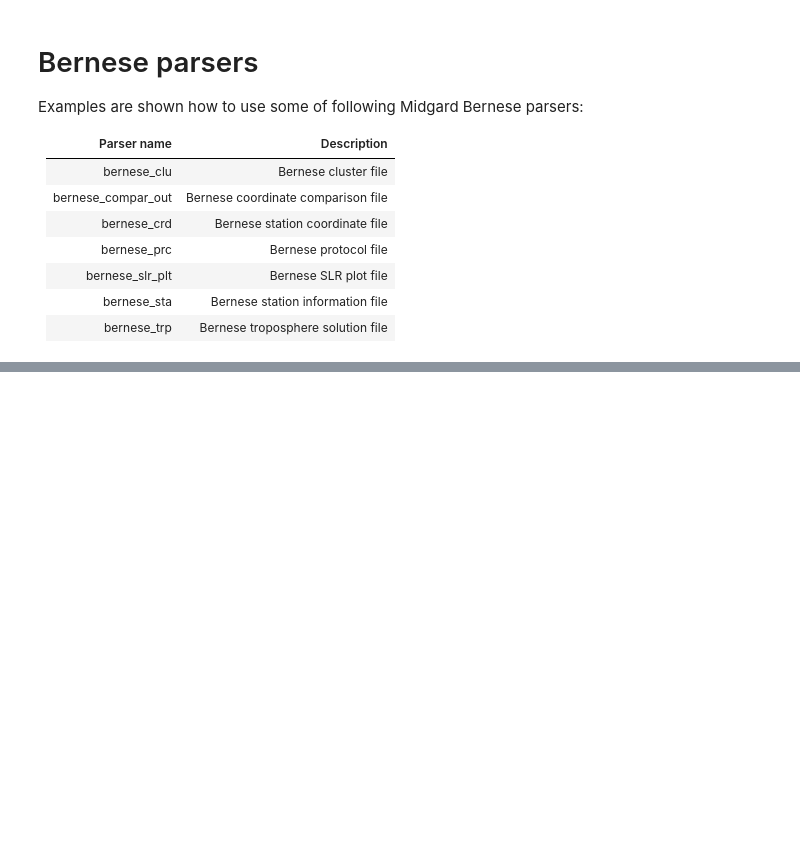
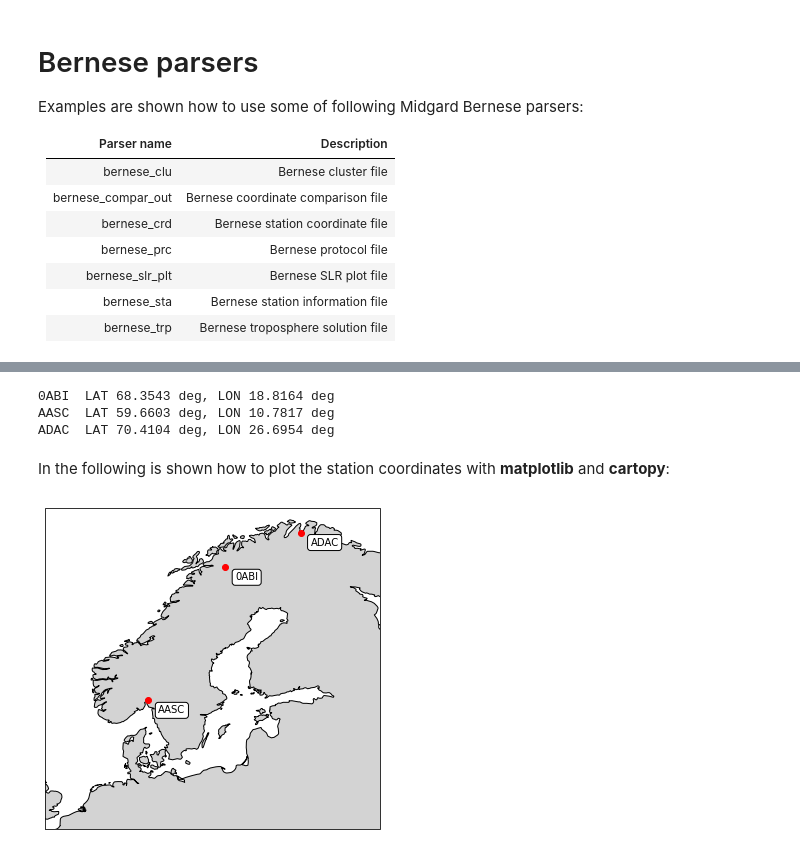
Before and after one commit to kartverket/midgard, a Jupyter notebook: notebooks/parsers/bernese.ipynb, the cells around one changed output, grey strips where cells are left out. Cells and saved outputs as stored; diff of their text form; code cells hidden in the pictures; blank space fills up the shorter version.

```diff
--- a/notebooks/parsers/bernese.ipynb
+++ b/notebooks/parsers/bernese.ipynb
@@ -20,6 +20,11 @@ An example is shown, how to use the **parsers** module:
 # Import parsers package
 from midgard import parsers
 
+# Import unit package for unit conversion
+from midgard.math.unit import Unit
+
 # Read file by generating an instance of a Parser class
 p = parsers.parse_file(parser_name="bernese_crd", file_path="../../tests/parsers/example_files/bernese_crd")
-p.file_path.exist
+
+# Generate dataset based on read file data
+dset = p.as_dataset()
@@ -27,0 +48,72 @@ True
+# %%
+for sta, lat, lon in zip(dset.station, dset.site_pos.llh.lat, dset.site_pos.llh.lon):
+    print(f"{sta.upper()}  LAT {lat*Unit.rad2deg:.4f} deg, LON {lon*Unit.rad2deg:.4f} deg")
+# %% [output]
+0ABI  LAT 68.3543 deg, LON 18.8164 deg
+AASC  LAT 59.6603 deg, LON 10.7817 deg
+ADAC  LAT 70.4104 deg, LON 26.6954 deg
+# %% [markdown]
+In the following is shown how to plot the station coordinates with **matplotlib** and **cartopy**:
+# %%
+# Import plotting modules
+# NOTE: THESE MODULES ARE NOT PART OF MIDGARD INSTALLATION. THEY
+#       HAVE TO BE INSTALLED.
+import cartopy.crs as ccrs
+import cartopy.feature as cfeature
+import matplotlib.pyplot as plt
+from matplotlib.transforms import offset_copy
+
+# Initialize figure object
+fig = plt.figure(figsize=(6, 6))
+
+# Define projection
+projection = ccrs.Miller()
+ax = fig.add_subplot(1, 1, 1, projection=projection)
+
+# Limit the extent of the map to a small longitude/latitude range.
+ax.set_extent([0, 35, 50, 71], crs=ccrs.Geodetic())
+
+# Define mapping dataset
+dataset = cfeature.NaturalEarthFeature(
+    category="physical",  # Category of dataset: <cultural|physical|raster>
+    name="land",  # Name of dataset: <coastline, land, ocean, ...>
+    scale="50m",  # Scale: <10m|50m|110m>
+    facecolor="lightgray",
+)
+
+# Add features
+ax.add_feature(dataset)
+ax.coastlines(resolution="50m", color="black")
+
+# Use the cartopy interface to create a matplotlib transform object for the Geodetic
+# coordinate system. We will use this along with matplotlib's offset_copy function
+# to define a coordinate system which translates the text by 15 pixels to the right
+# and 10 pixels downwards.
+geodetic_transform = ccrs.Geodetic()._as_mpl_transform(ax)
+text_transform = offset_copy(geodetic_transform, units="dots", x=+10, y=-10)
+
+# Plot station location
+for sta  in dset.unique("station"):
+    idx = dset.filter(station=sta)
+
+    # Add station markers
+    ax.plot(
+        dset.site_pos.llh.lon[idx] * Unit.rad2deg,
+        dset.site_pos.llh.lat[idx] * Unit.rad2deg,
+        marker="o",
+        color="red",
+        transform=ccrs.Geodetic(),
+    )
+
+    # Add station text
+    ax.text(
+        dset.site_pos.llh.lon[idx] * Unit.rad2deg,
+        dset.site_pos.llh.lat[idx] * Unit.rad2deg,
+        f"{sta.upper()}",
+        verticalalignment="center",
+        horizontalalignment="left",
+        transform=text_transform,
+        bbox=dict(facecolor="white", alpha=1, boxstyle="round"),
+    )
+# %% [output]
+[figure, added]
```
Also changed, not shown: parts of 5 cells of this notebook, 1 other file.
